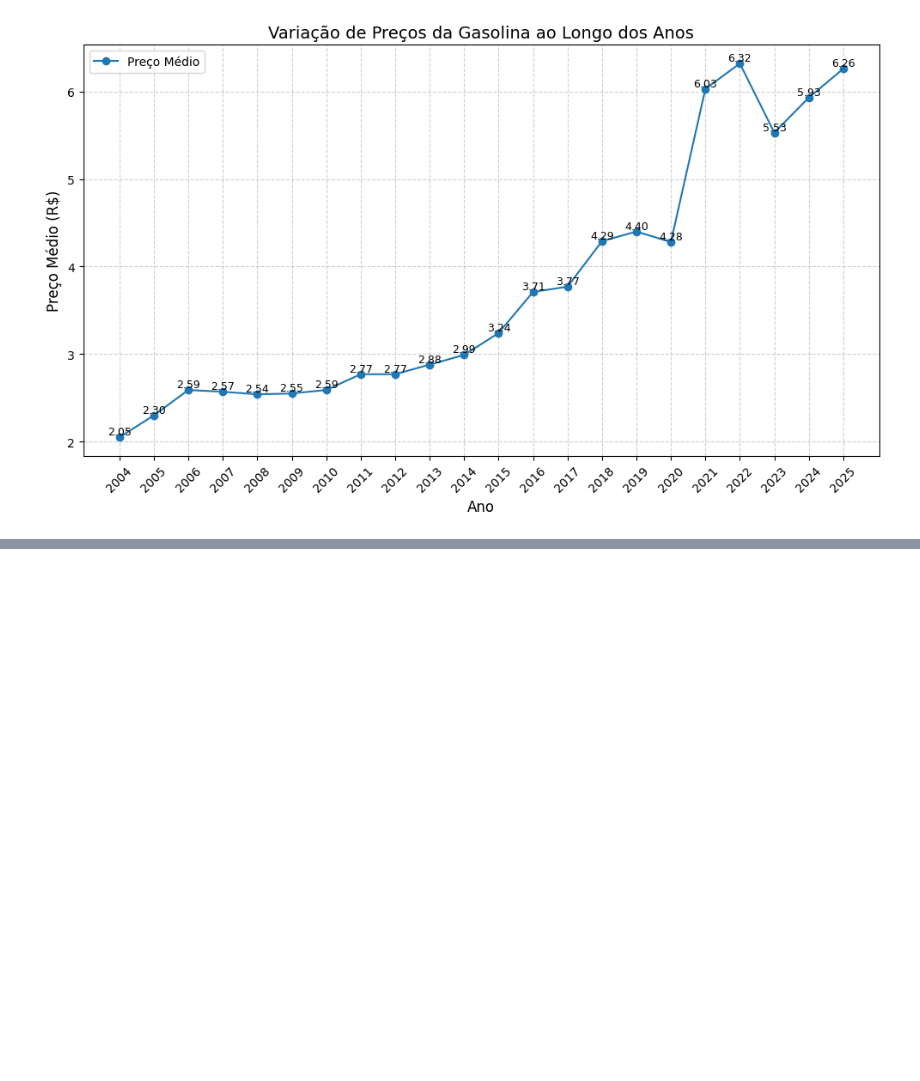
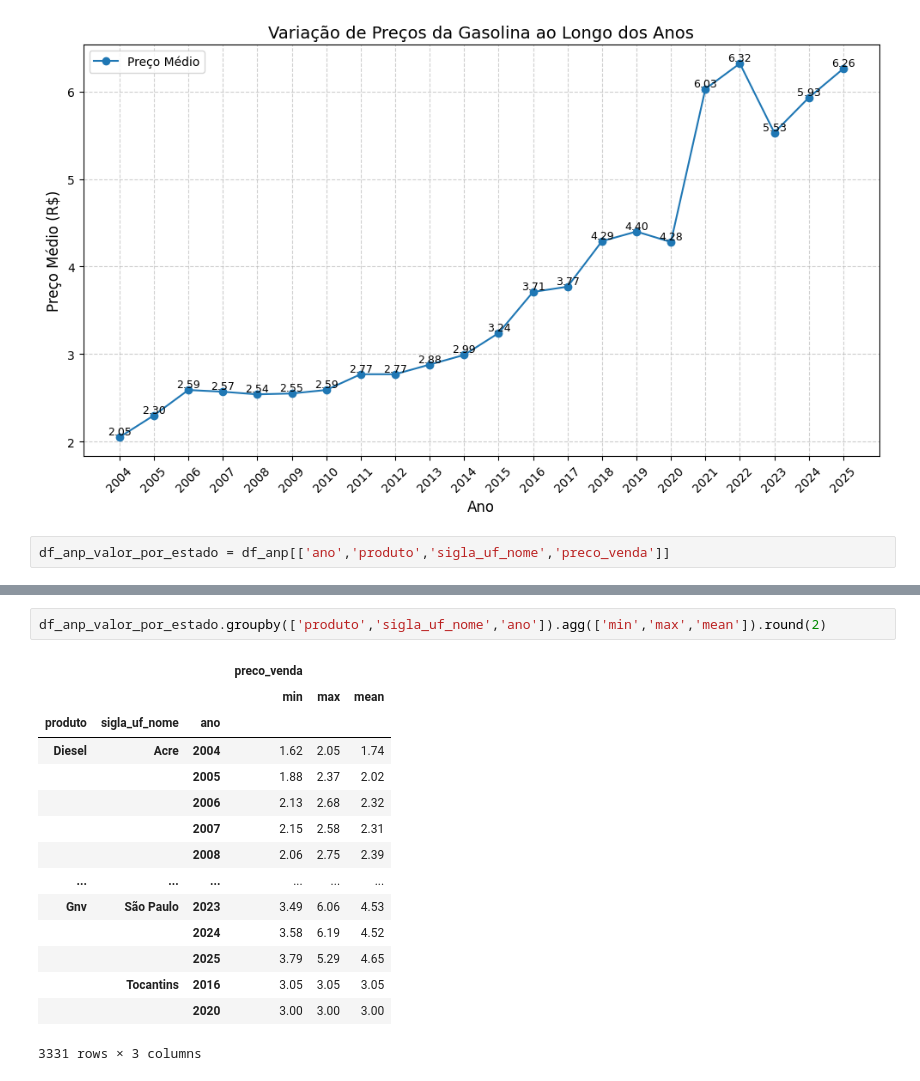
Before and after one commit to KelvynAmaral/Combustiveis_EDA, a Jupyter notebook: preco_combustivel.ipynb, the cells around one changed output, grey strips where cells are left out. Drawn from its saved outputs; the diff is of its cells as text; blank space fills up the shorter version.

Commit message:
Cria novo df valor por estado

```diff
--- a/preco_combustivel.ipynb
+++ b/preco_combustivel.ipynb
@@ -315,3 +315,5 @@ plt.tight_layout()
 plt.show()
 # %% [output]
 [figure]
+# %%
+df_anp_valor_por_estado = df_anp[['ano','produto','sigla_uf_nome','preco_venda']]
@@ -317,0 +326,18 @@ plt.show()
+# %%
+df_anp_valor_por_estado.groupby(['produto','sigla_uf_nome','ano']).agg(['min','max','mean']).round(2)
+# %% [output]
+|  |  |  | preco_venda |  |  |
+|  |  |  | min | max | mean |
+| produto | sigla_uf_nome | ano |  |  |  |
+| Diesel | Acre | 2004 | 1.62 | 2.05 | 1.74 |
+|  |  | 2005 | 1.88 | 2.37 | 2.02 |
+|  |  | 2006 | 2.13 | 2.68 | 2.32 |
+|  |  | 2007 | 2.15 | 2.58 | 2.31 |
+|  |  | 2008 | 2.06 | 2.75 | 2.39 |
+| ... | ... | ... | ... | ... | ... |
+| Gnv | São Paulo | 2023 | 3.49 | 6.06 | 4.53 |
+|  |  | 2024 | 3.58 | 6.19 | 4.52 |
+|  |  | 2025 | 3.79 | 5.29 | 4.65 |
+|  | Tocantins | 2016 | 3.05 | 3.05 | 3.05 |
+|  |  | 2020 | 3.00 | 3.00 | 3.00 |
+3331 rows × 3 columns
```
Also changed, not shown: parts of 1 cell of this notebook.
